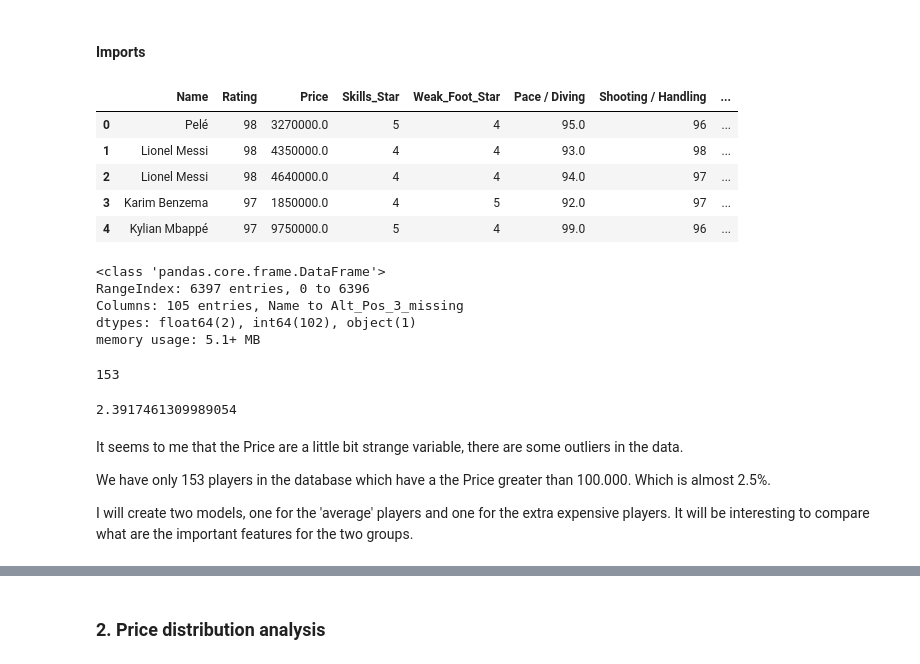
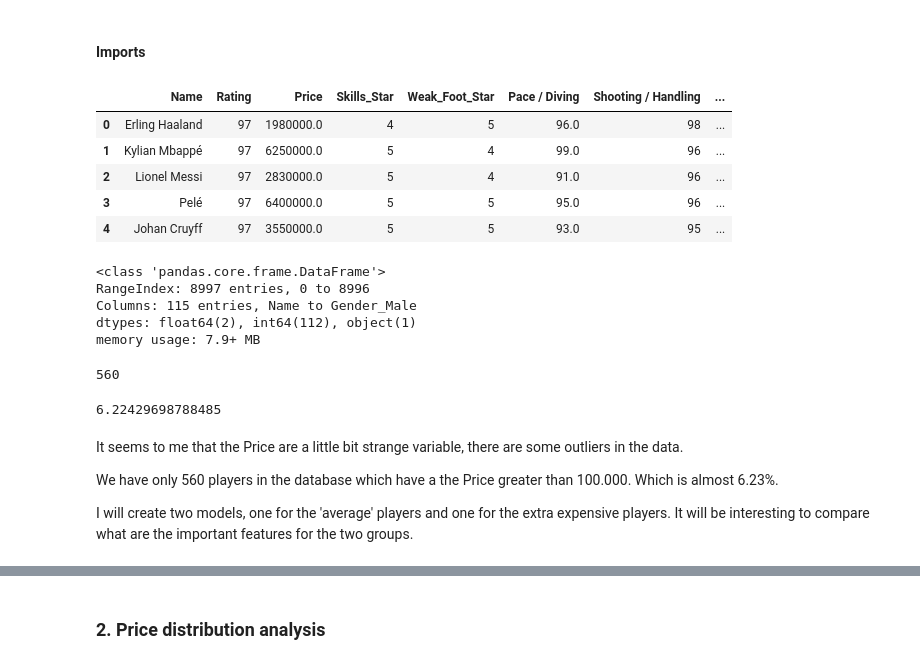
Before and after one commit to saborsoft/ljmu-ds-thesis, a Jupyter notebook: tamas_flesch_thesis project_linear_regression_step.ipynb, the cells around one changed output, grey strips where cells are left out. Drawn from its saved outputs; the diff is of its cells as text; code cells hidden in the pictures.

```diff
--- a/tamas_flesch_thesis project_linear_regression_step.ipynb
+++ b/tamas_flesch_thesis project_linear_regression_step.ipynb
@@ -41,35 +47,35 @@ pd.options.display.max_columns = None
 pd.options.display.max_rows = None
 # %%
 # Importing all datasets
-futbin_data = pd.read_csv("futbin.csv")
+futbin_data = pd.read_csv("futbin24.csv")
 futbin_data.head()
 # %% [output]
 |  | Name | Rating | Price | Skills_Star | Weak_Foot_Star | Pace / Diving | Shooting / Handling | ... |
-| 0 | Pelé | 98 | 3270000.0 | 5 | 4 | 95.0 | 96 | ... |
-| 1 | Lionel Messi | 98 | 4350000.0 | 4 | 4 | 93.0 | 98 | ... |
-| 2 | Lionel Messi | 98 | 4640000.0 | 4 | 4 | 94.0 | 97 | ... |
-| 3 | Karim Benzema | 97 | 1850000.0 | 4 | 5 | 92.0 | 97 | ... |
-| 4 | Kylian Mbappé | 97 | 9750000.0 | 5 | 4 | 99.0 | 96 | ... |
+| 0 | Erling Haaland | 97 | 1980000.0 | 4 | 5 | 96.0 | 98 | ... |
+| 1 | Kylian Mbappé | 97 | 6250000.0 | 5 | 4 | 99.0 | 96 | ... |
+| 2 | Lionel Messi | 97 | 2830000.0 | 5 | 4 | 91.0 | 96 | ... |
+| 3 | Pelé | 97 | 6400000.0 | 5 | 5 | 95.0 | 96 | ... |
+| 4 | Johan Cruyff | 97 | 3550000.0 | 5 | 5 | 93.0 | 95 | ... |
 # %%
 futbin_data.info()
 # %% [output]
 <class 'pandas.core.frame.DataFrame'>
-RangeIndex: 6397 entries, 0 to 6396
-Columns: 105 entries, Name to Alt_Pos_3_missing
-dtypes: float64(2), int64(102), object(1)
-memory usage: 5.1+ MB
+RangeIndex: 8997 entries, 0 to 8996
+Columns: 115 entries, Name to Gender_Male
+dtypes: float64(2), int64(112), object(1)
+memory usage: 7.9+ MB
 # %%
 len(futbin_data[futbin_data.Price > 100000])
 # %% [output]
-153
+560
 # %%
-153/6397*100
+560/8997*100
 # %% [output]
-2.3917461309989054
+6.22429698788485
 # %% [markdown]
 It seems to me that the Price are a little bit strange variable, there are some outliers in the data.
 
-We have only 153 players in the database which have a the Price greater than 100.000. Which is almost 2.5%.
+We have only 560 players in the database which have a the Price greater than 100.000. Which is almost 6.23%.
 
 I will create two models, one for the 'average' players and one for the extra expensive players. It will be interesting to compare what are the important features for the two groups.
 # %%
```
Also changed, not shown: parts of 79 cells of this notebook.
